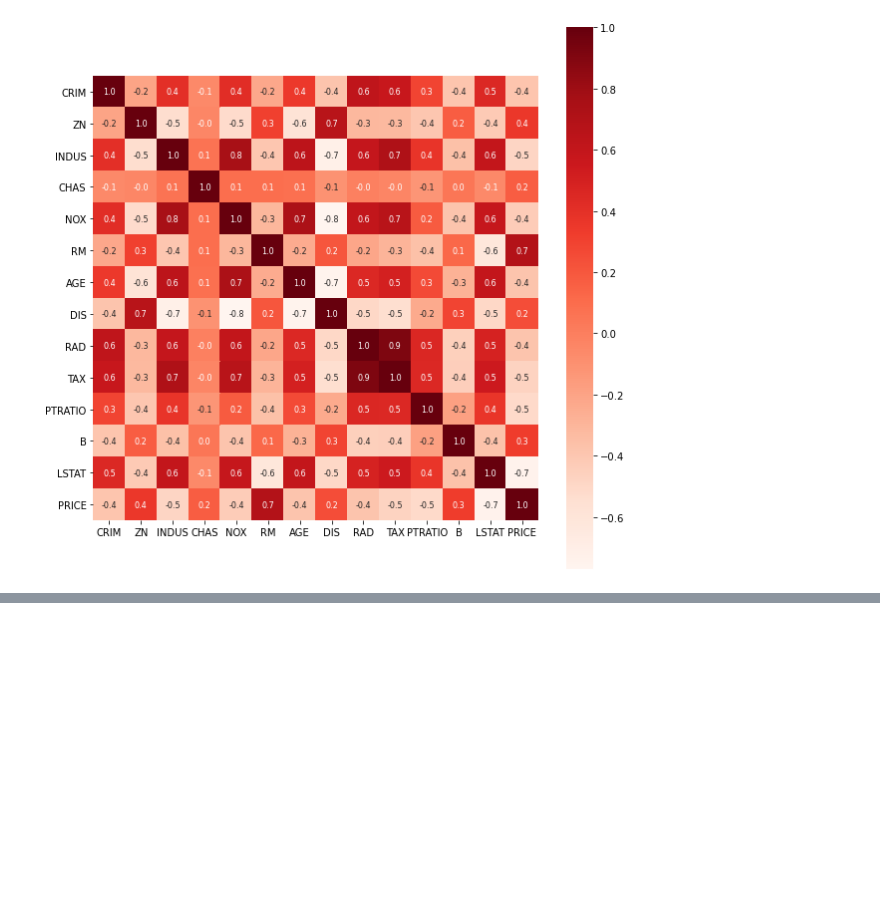
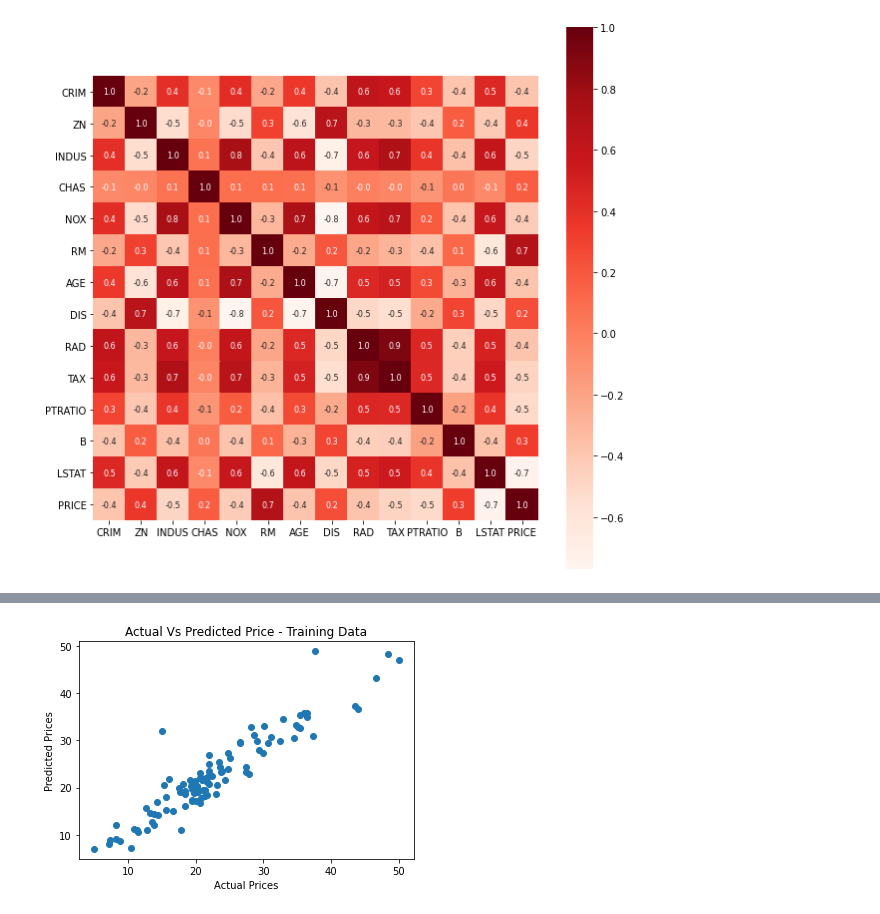
Before and after one commit to NVombat/House-Price-Prediction, a Jupyter notebook: house_price_prediction.ipynb, the cells around one changed output, grey strips where cells are left out. Saved outputs shown, nothing was run; the diff lists cells and outputs as text; code cells hidden in the pictures; blank space fills up the shorter version.

```diff
--- a/house_price_prediction.ipynb
+++ b/house_price_prediction.ipynb
@@ -120,0 +208,8 @@ sns.heatmap(correlation, cbar=True, square=True, fmt=".1f", annot=True, annot_kw
+# %%
+plt.scatter(Y_test, test_data_pred)
+plt.xlabel("Actual Prices")
+plt.ylabel("Predicted Prices")
+plt.title("Actual Vs Predicted Price - Training Data")
+plt.show()
+# %% [output]
+[figure, added]
```
Also changed, not shown: parts of 32 cells of this notebook.
